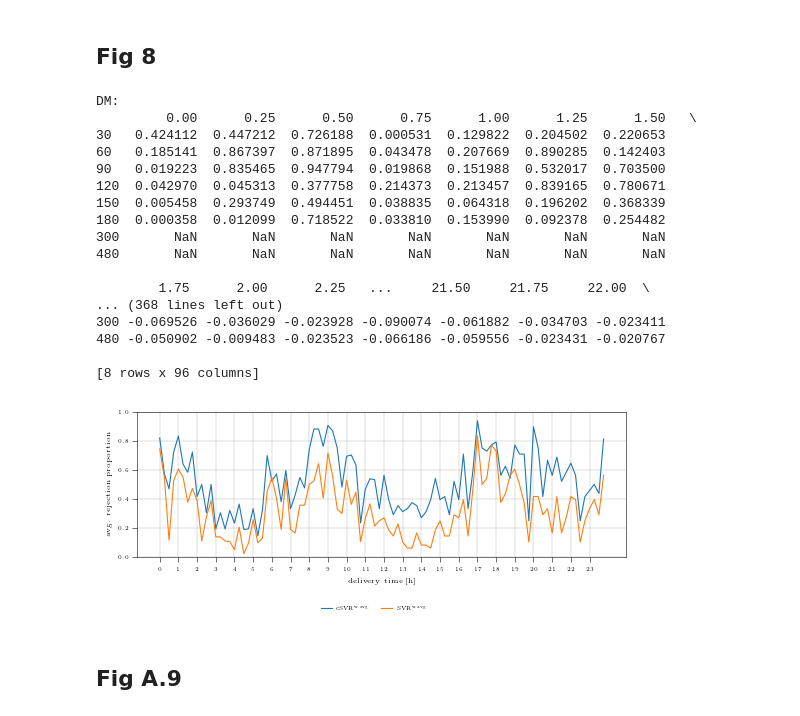
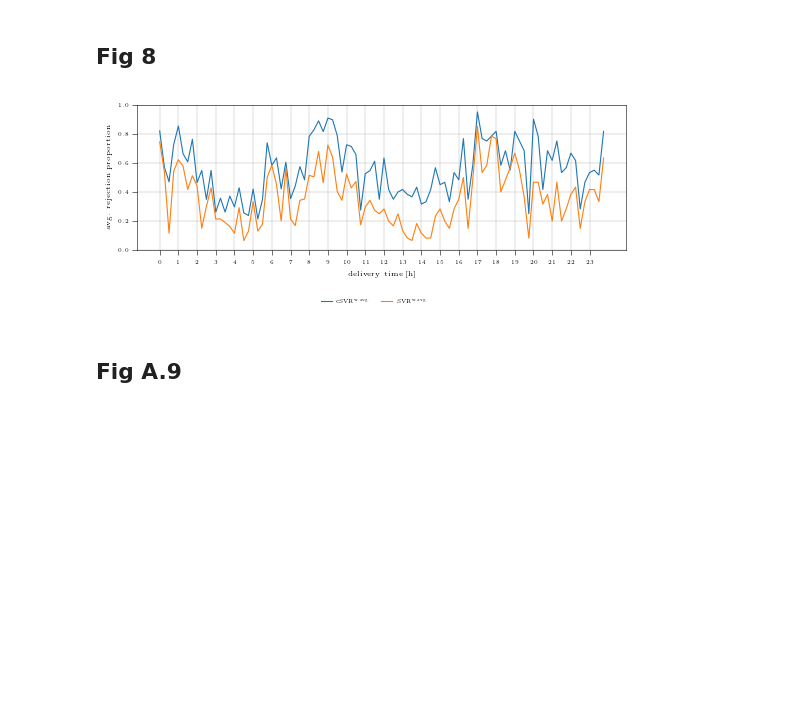
Before and after one commit to pucandrzej/Corrected_Support_Vector_Regression_for_intraday, a Jupyter notebook: paper_figures_reproduction.ipynb, the cells around one changed output. Drawn from its saved outputs; the diff is of its cells as text; code cells hidden in the pictures; blank space fills up the shorter version.

```diff
--- a/paper_figures_reproduction.ipynb
+++ b/paper_figures_reproduction.ipynb
@@ -72,0 +76,7 @@ daily_data["Time"] = pd.to_datetime(daily_data["Time"])
+# %%
+raw_data_available = False # if available, plot also Figures 1 and 2
+run_the_additional_analysis = False # some additional analysis is left below the code needed to regenerate the plots from the paper - by default it is not needed
+all_forecasting_horizons = forecasting_config['forecasting_horizons']
+lead_times = forecasting_config['lead_times']
+significance = 0.05 # significance lvl to count the Diebold-Mariano test
+path_to_mae_aggregations = os.path.join("Forecasting", forecasting_config['mae_aggregation_results_dir'])
@@ -265,5 +296,5 @@ Table consistent with one in the paper is added below the cell for clarity.
 # %%
-# load the MAE and QAPE results
+# load the MAE and QAPE results for the 60min lead time
 deliveries = np.arange(96)
 
 quantile_mae_results = {}
@@ -274,7 +305,7 @@ for measure_type in ["avg", "quantile_0.5", "quantile_0.25", "quantile_0.75"]:
         try:
             mae_results_delivery = pickle.load(
                 open(
-                    f"Forecasting/RESULTS/cSVR_SVR_LASSO_RF_MAE_ANALYSIS/{measure_type}_mae_results_60_{delivery}.pickle",
+                    os.path.join(path_to_mae_aggregations, f"{measure_type}_mae_results_60_{delivery}.pickle"),
                     "rb",
                 )
             )
@@ -283,7 +314,7 @@ for measure_type in ["avg", "quantile_0.5", "quantile_0.25", "quantile_0.75"]:
             print(err)
             print(f"delivery {delivery} not found")
 
-# !NOTE! additional (vanilla SVR) forecasts were performed and analyzed in the process of paper revision: due to their limited scope we store their results in a separate directory
+# !NOTE! the additional (vanilla SVR) forecasts were performed and analyzed in the process of paper revision: due to their limited scope we store their results in a separate directory
 quantile_mae_results_complete_svr = {}
 
 for measure_type in ["avg", "quantile_0.5", "quantile_0.25", "quantile_0.75"]:
@@ -292,7 +323,7 @@ for measure_type in ["avg", "quantile_0.5", "quantile_0.25", "quantile_0.75"]:
         try:
             mae_results_delivery = pickle.load(
                 open(
-                    f"Forecasting/RESULTS/MAE_ANALYSIS_COMPLETE_SVR/{measure_type}_mae_results_60_{delivery}.pickle",
+                    f"Forecasting/RESULTS/VANILLA_SVR_MAE/{measure_type}_mae_results_60_{delivery}.pickle",
                     "rb",
                 )
             )
@@ -972,13 +1004,13 @@ DM:
 # gather the vanilla SVR results
 aggregated_DM_results = []
 
-for trade_horizon in range(30, 210, 30):
+for trade_horizon in lead_times:
     mae_results = {}
     for delivery in deliveries:
         try:
             mae_results_delivery = pickle.load(
                 open(
-                    f"Forecasting/RESULTS/MAE_ANALYSIS_COMPLETE_SVR/avg_mae_results_{trade_horizon}_{delivery}.pickle",
+                    f"Forecasting/RESULTS/VANILLA_SVR_MAE/avg_mae_results_{trade_horizon}_{delivery}.pickle",
                     "rb",
                 )
             )
@@ -987,29 +1019,32 @@ for trade_horizon in range(30, 210, 30):
             print(f"mae_results_{trade_horizon}_{delivery}.pickle not found")
     results_matrix = pd.DataFrame()
     mae_results_matrix = pd.DataFrame()
+    counter_dict = {}
     for d, delivery in enumerate(mae_results.keys()):
         for h, horizon in enumerate(
-            [480, 420, 360, 300, 240, 180, 150, 120, 90, 60, 30]
+            all_forecasting_horizons
         ):
-            if horizon in mae_results[delivery].keys():
-                # choose the trade time
-                trade_times = []
-                for trad in mae_results[delivery][horizon].keys():
-                    if len(mae_results[delivery][horizon][trad]) > 0:
-                        trade_times.append(trad)
-                trade_time = trade_times[0]
-                if len(mae_results[delivery][horizon][trade_time]) > 0:
-                    results_matrix.loc[horizon, delivery * 0.25] = mae_results[
-                        delivery
-                    ][horizon][trade_time][col_chosen]
-                    mae_results_matrix.loc[horizon, delivery * 0.25] = (
-                        mae_results[delivery][horizon][trade_time]["prediction_32"]
-                        - mae_results[delivery][horizon][trade_time]["naive"]
-                    ) / mae_results[delivery][horizon][trade_time]["naive"]
+            if horizon not in counter_dict.keys():
+                counter_dict[horizon] = 0
+            # choose the trade time
+            if horizon not in mae_results[delivery].keys():
+                continue
+            trade_times = []
+            for trad in mae_results[delivery][horizon].keys():
+                if len(mae_results[delivery][horizon][trad]) > 0:
+                    trade_times.append(trad)
+            trade_time = trade_times[0]
+            if len(mae_results[delivery][horizon][trade_time]) > 0:
+                results_matrix.loc[horizon, delivery * 0.25] = mae_results[
+                    delivery
+                ][horizon][trade_time][col_chosen]
+                mae_results_matrix.loc[horizon, delivery * 0.25] = (
+                    mae_results[delivery][horizon][trade_time]["prediction_32"]
+                    - mae_results[delivery][horizon][trade_time]["naive"]
+                ) / mae_results[delivery][horizon][trade_time]["naive"]
+                counter_dict[horizon] += 1
     results_matrix = results_matrix.sort_index()
     mae_results_matrix = mae_results_matrix.sort_index()
-    print("DM:\n", results_matrix)
-    print("MAE:\n", mae_results_matrix)
     aggregated_DM_results.append(
         np.nansum(0.05 >= results_matrix.to_numpy(), axis=0)
         / np.sum(~np.isnan(results_matrix.to_numpy()), axis=0)
@@ -1017,55 +1052,38 @@ for trade_horizon in range(30, 210, 30):
 
 vanilla_dm_results_df_total = pd.DataFrame(
     columns=list(results_matrix.columns),
-    index=range(30, 210, 30),
+    index=lead_times,
     data=np.vstack(aggregated_DM_results),
 )
 
 fig, ax = plt.subplots(figsize=(Image_width, 0.3 * Image_width))
 ax.plot(
     dm_results_df_total.columns,
     dm_results_df_total.mean().values,
     lw=0.8,
     label="$\mathrm{cSVR}^{\mathrm{w. avg.}}$",
 )
 ax.plot(
     vanilla_dm_results_df_total.columns,
     vanilla_dm_results_df_total.mean().values,
     lw=0.8,
     label="$\mathrm{SVR}^{\mathrm{w. avg.}}$",
 )
 ax.set_xticks(range(24))
 ax.grid(visible=True, linewidth=0.3)
 fig.legend(
     loc="outside lower center", ncol=2, frameon=False, bbox_to_anchor=(0.5, -0.2)
 )
 # ax.axhline(0.5, ls='--', lw=0.4, color='black')
 ax.set_xlabel("delivery time [h]")
 ax.set_ylabel("avg. rejection proportion")
 ax.set_ylim(0, 1)
 plt.savefig(
     "Paper_Figures/vanilla_SVR_and_cSVR_avg_rejections_proportion.pdf",
     bbox_inches="tight",
 )
 # %% [output]
-DM:
-         0.00      0.25      0.50      0.75      1.00      1.25      1.50   \
-30   0.424112  0.447212  0.726188  0.000531  0.129822  0.204502  0.220653
-60   0.185141  0.867397  0.871895  0.043478  0.207669  0.890285  0.142403
-90   0.019223  0.835465  0.947794  0.019868  0.151988  0.532017  0.703500
-120  0.042970  0.045313  0.377758  0.214373  0.213457  0.839165  0.780671
-150  0.005458  0.293749  0.494451  0.038835  0.064318  0.196202  0.368339
-180  0.000358  0.012099  0.718522  0.033810  0.153990  0.092378  0.254482
-300       NaN       NaN       NaN       NaN       NaN       NaN       NaN
-480       NaN       NaN       NaN       NaN       NaN       NaN       NaN
-
-        1.75      2.00      2.25   ...     21.50     21.75     22.00  \
-... (368 lines left out)
-300 -0.069526 -0.036029 -0.023928 -0.090074 -0.061882 -0.034703 -0.023411
-480 -0.050902 -0.009483 -0.023523 -0.066186 -0.059556 -0.023431 -0.020767
-
-[8 rows x 96 columns]
-[figure, old version]
+[figure, new version]
 # %% [markdown]
 ## Fig A.9
 # %%
```
Also changed, not shown: parts of 29 cells of this notebook, 9 other files.
